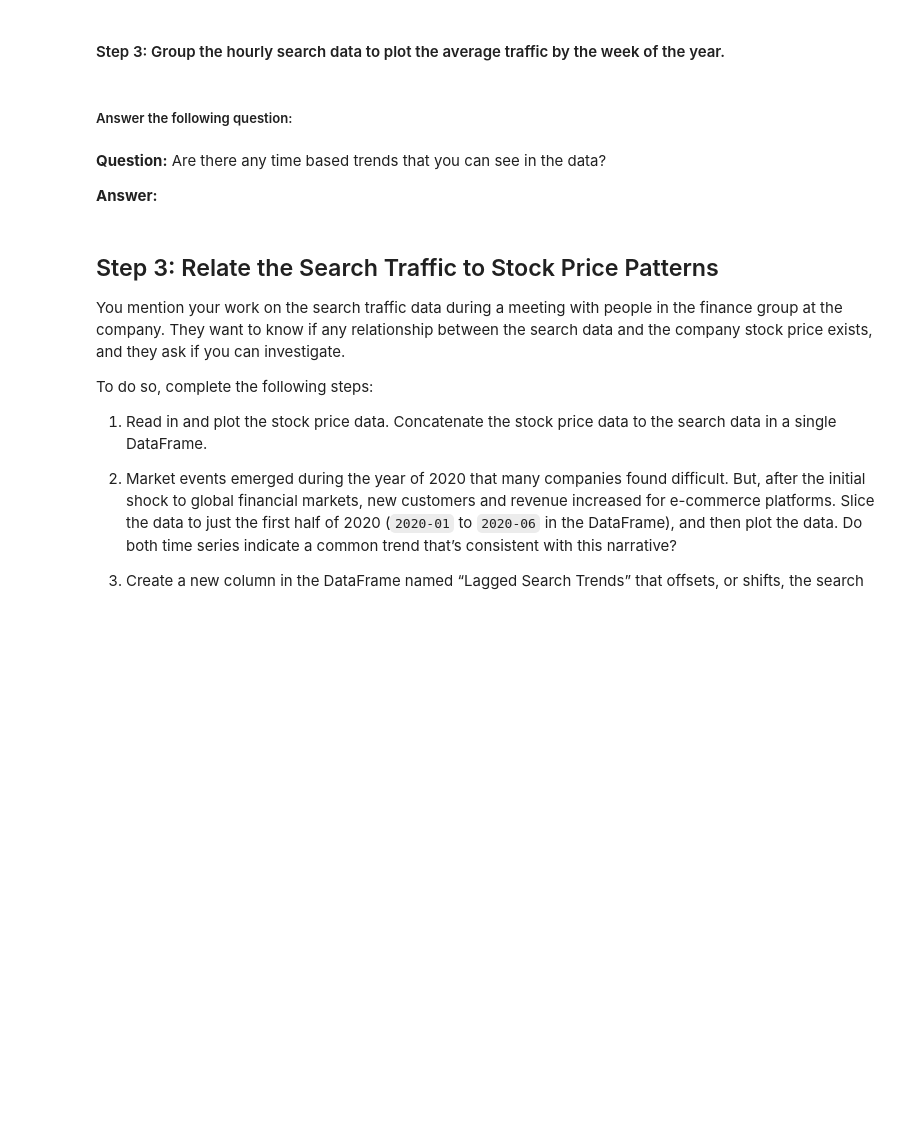
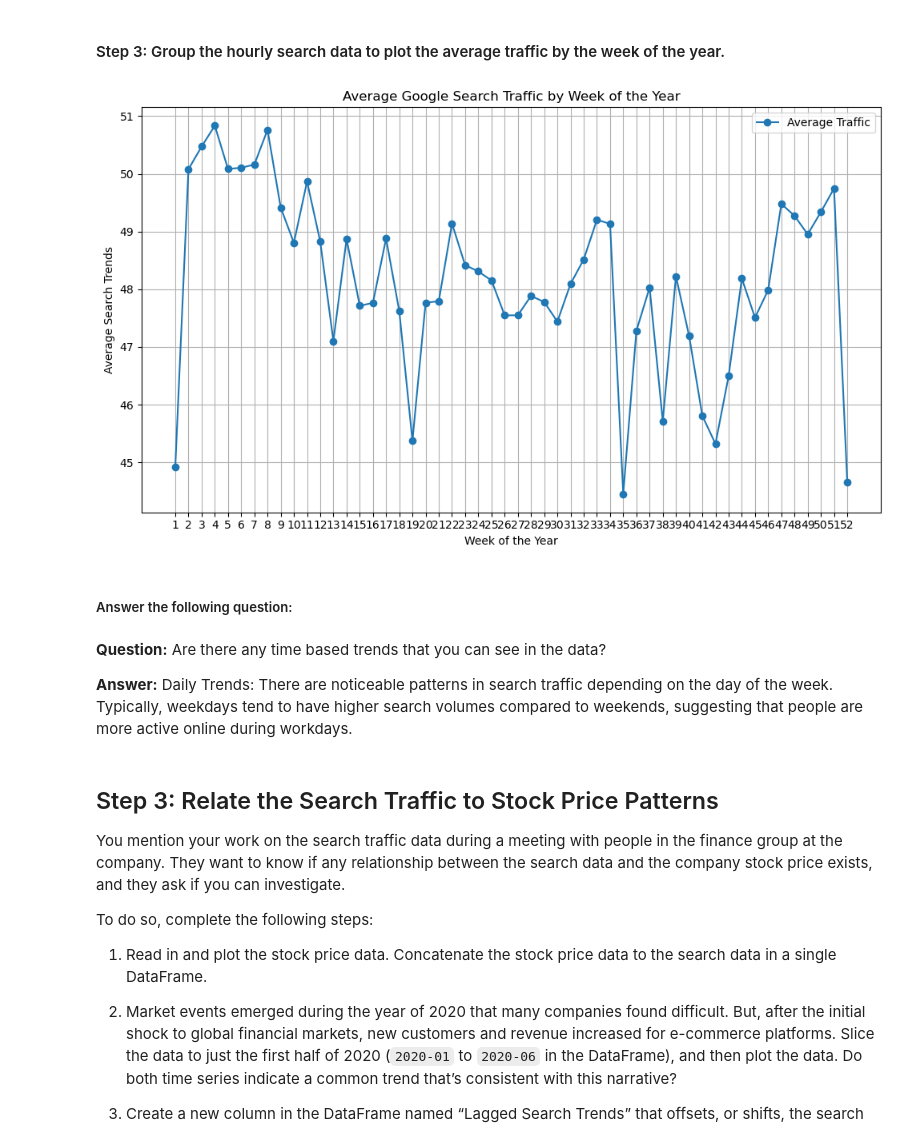
Before and after one commit to OliverTabib/prophet-challenge, a Jupyter notebook: forecasting_net_prophet.ipynb, the cells around one changed output. Cells and saved outputs as stored; diff of their text form; code cells hidden in the pictures; blank space fills up the shorter version.

```diff
--- a/forecasting_net_prophet.ipynb
+++ b/forecasting_net_prophet.ipynb
@@ -180,9 +205,27 @@ To that end, you want to mine the search traffic data for predictable seasonal p
+# %%
+# Group the hourly search data to plot the average traffic by the week of the year using `df.index.isocalendar().week`
+df['WeekOfYear'] = df.index.isocalendar().week.astype(int)
+average_traffic_by_week = df.groupby('WeekOfYear')['Search Trends'].mean()
+
+# Plot to visualize the average traffic by week of the year
+plt.figure(figsize=(10, 6))
+plt.plot(average_traffic_by_week.index, average_traffic_by_week, marker='o', linestyle='-', label='Average Traffic')
+plt.title('Average Google Search Traffic by Week of the Year')
+plt.xlabel('Week of the Year')
+plt.ylabel('Average Search Trends')
+plt.legend()
+plt.grid(True)
+plt.xticks(average_traffic_by_week.index)
+plt.tight_layout()
+plt.show()
+# %% [output]
+[figure, added]
 # %% [markdown]
 ##### Answer the following question:
 # %% [markdown]
 **Question:** Are there any time based trends that you can see in the data?
 
-**Answer:**
+**Answer:** Daily Trends: There are noticeable patterns in search traffic depending on the day of the week. Typically, weekdays tend to have higher search volumes compared to weekends, suggesting that people are more active online during workdays.
 # %% [markdown]
 ## Step 3: Relate the Search Traffic to Stock Price Patterns
 
```
Also changed, not shown: parts of 17 cells of this notebook.
